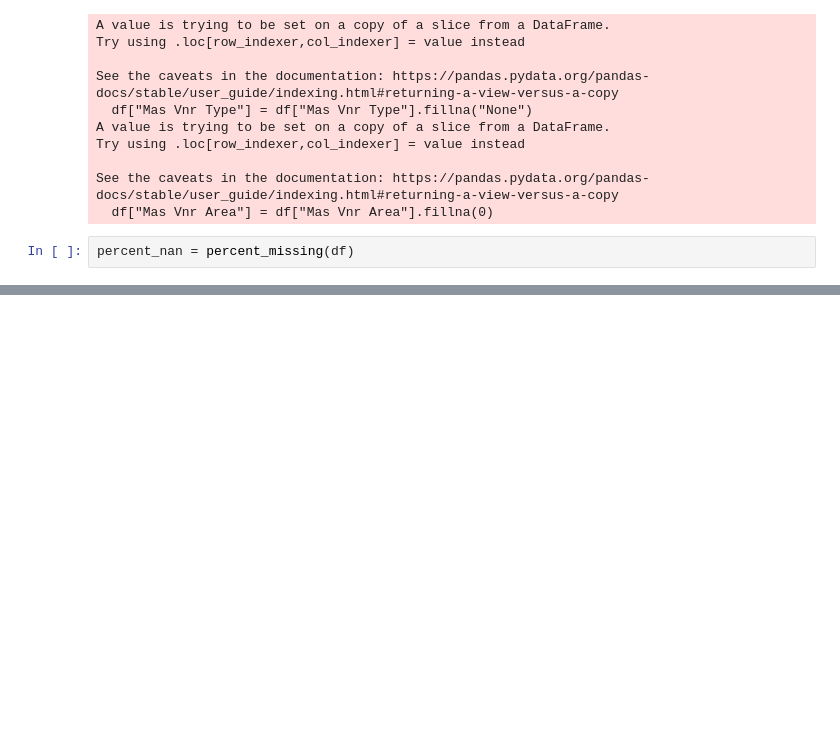
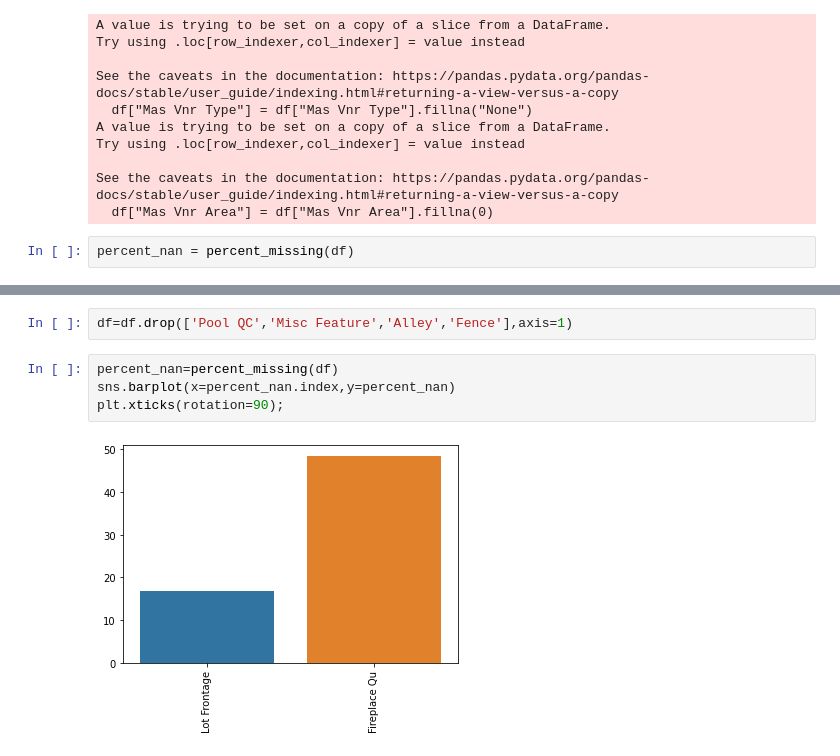
Before and after one commit to proton029/Challenges, a Jupyter notebook: Linear RegressionProject.ipynb, the cells around one changed output, grey strips where cells are left out. Drawn from its saved outputs; the diff is of its cells as text; blank space fills up the shorter version.

```diff
--- a/Linear RegressionProject.ipynb
+++ b/Linear RegressionProject.ipynb
@@ -363,0 +400,8 @@ plt.ylim(0,1)
+# %%
+df=df.drop(['Pool QC','Misc Feature','Alley','Fence'],axis=1)
+# %%
+percent_nan=percent_missing(df)
+sns.barplot(x=percent_nan.index,y=percent_nan)
+plt.xticks(rotation=90);
+# %% [output]
+[figure, added]
```
Also changed, not shown: parts of 22 cells of this notebook.
